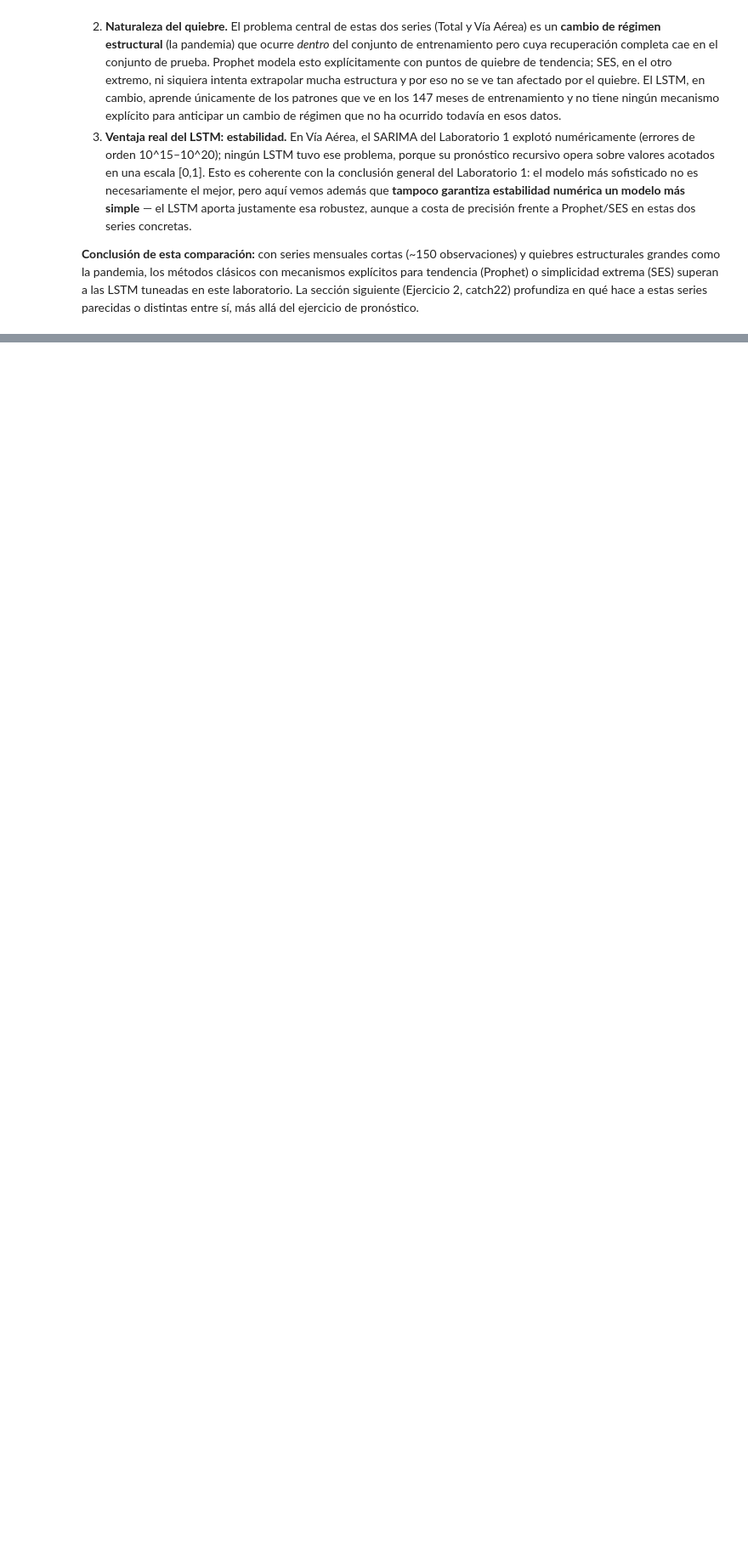
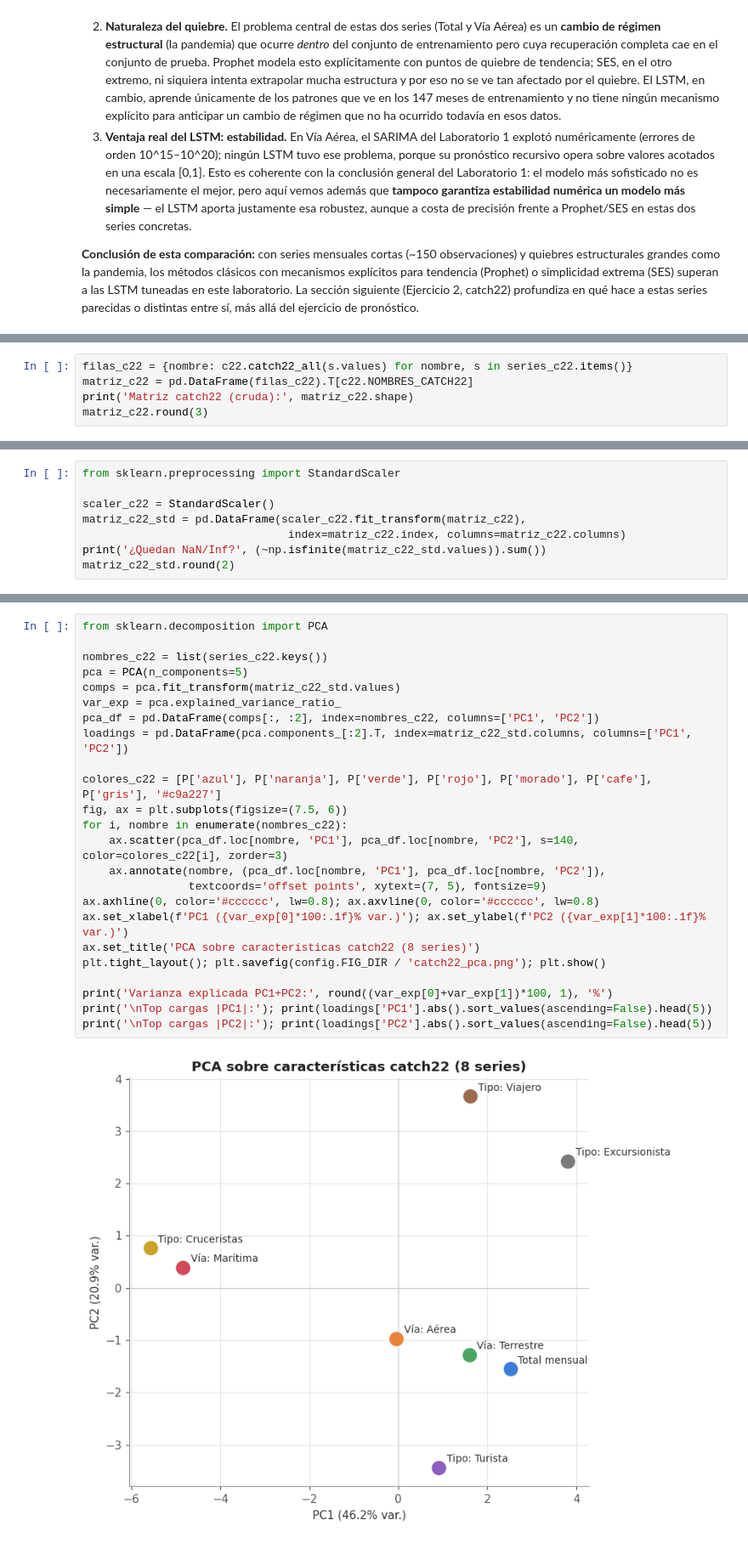
Before and after one commit to Dulce2004/CC3084-Data_Science, a Jupyter notebook: 04_deep_learning_lstm/notebooks/04_lstm_modelos.ipynb, the cells around one changed output, grey strips where cells are left out. Shown at 85% size. Drawn from its saved outputs; the diff is of its cells as text; blank space fills up the shorter version.

```diff
--- a/04_deep_learning_lstm/notebooks/04_lstm_modelos.ipynb
+++ b/04_deep_learning_lstm/notebooks/04_lstm_modelos.ipynb
@@ -330,0 +383,5 @@ distintas entre sí, más allá del ejercicio de pronóstico.
+# %%
+filas_c22 = {nombre: c22.catch22_all(s.values) for nombre, s in series_c22.items()}
+matriz_c22 = pd.DataFrame(filas_c22).T[c22.NOMBRES_CATCH22]
+print('Matriz catch22 (cruda):', matriz_c22.shape)
+matriz_c22.round(3)
@@ -330,0 +400,8 @@ distintas entre sí, más allá del ejercicio de pronóstico.
+# %%
+from sklearn.preprocessing import StandardScaler
+
+scaler_c22 = StandardScaler()
+matriz_c22_std = pd.DataFrame(scaler_c22.fit_transform(matriz_c22),
+                               index=matriz_c22.index, columns=matriz_c22.columns)
+print('¿Quedan NaN/Inf?', (~np.isfinite(matriz_c22_std.values)).sum())
+matriz_c22_std.round(2)
@@ -330,0 +422,26 @@ distintas entre sí, más allá del ejercicio de pronóstico.
+# %%
+from sklearn.decomposition import PCA
+
+nombres_c22 = list(series_c22.keys())
+pca = PCA(n_components=5)
+comps = pca.fit_transform(matriz_c22_std.values)
+var_exp = pca.explained_variance_ratio_
+pca_df = pd.DataFrame(comps[:, :2], index=nombres_c22, columns=['PC1', 'PC2'])
+loadings = pd.DataFrame(pca.components_[:2].T, index=matriz_c22_std.columns, columns=['PC1', 'PC2'])
+
+colores_c22 = [P['azul'], P['naranja'], P['verde'], P['rojo'], P['morado'], P['cafe'], P['gris'], '#c9a227']
+fig, ax = plt.subplots(figsize=(7.5, 6))
+for i, nombre in enumerate(nombres_c22):
+    ax.scatter(pca_df.loc[nombre, 'PC1'], pca_df.loc[nombre, 'PC2'], s=140, color=colores_c22[i], zorder=3)
+    ax.annotate(nombre, (pca_df.loc[nombre, 'PC1'], pca_df.loc[nombre, 'PC2']),
+                textcoords='offset points', xytext=(7, 5), fontsize=9)
+ax.axhline(0, color='#cccccc', lw=0.8); ax.axvline(0, color='#cccccc', lw=0.8)
+ax.set_xlabel(f'PC1 ({var_exp[0]*100:.1f}% var.)'); ax.set_ylabel(f'PC2 ({var_exp[1]*100:.1f}% var.)')
+ax.set_title('PCA sobre características catch22 (8 series)')
+plt.tight_layout(); plt.savefig(config.FIG_DIR / 'catch22_pca.png'); plt.show()
+
+print('Varianza explicada PC1+PC2:', round((var_exp[0]+var_exp[1])*100, 1), '%')
+print('\nTop cargas |PC1|:'); print(loadings['PC1'].abs().sort_values(ascending=False).head(5))
+print('\nTop cargas |PC2|:'); print(loadings['PC2'].abs().sort_values(ascending=False).head(5))
+# %% [output]
+[figure, added]
```
Also changed, not shown: parts of 12 cells of this notebook, 9 other files.
